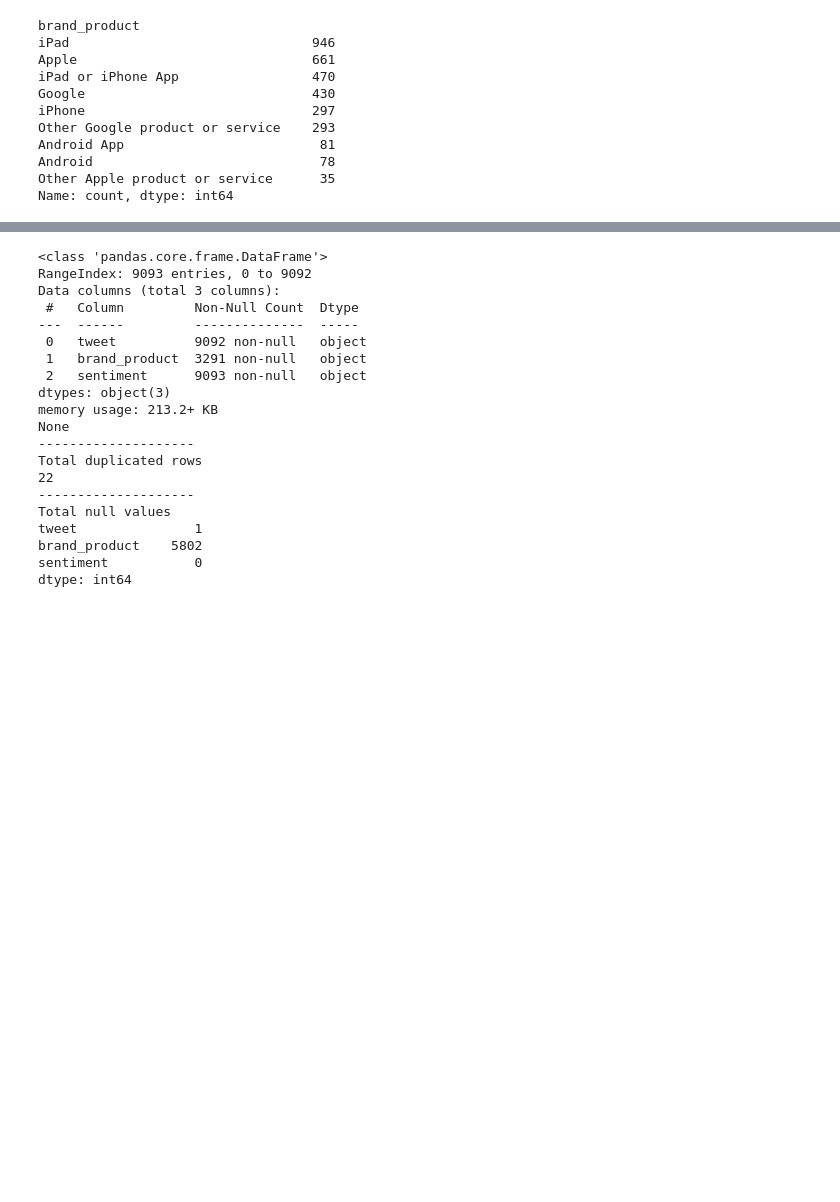
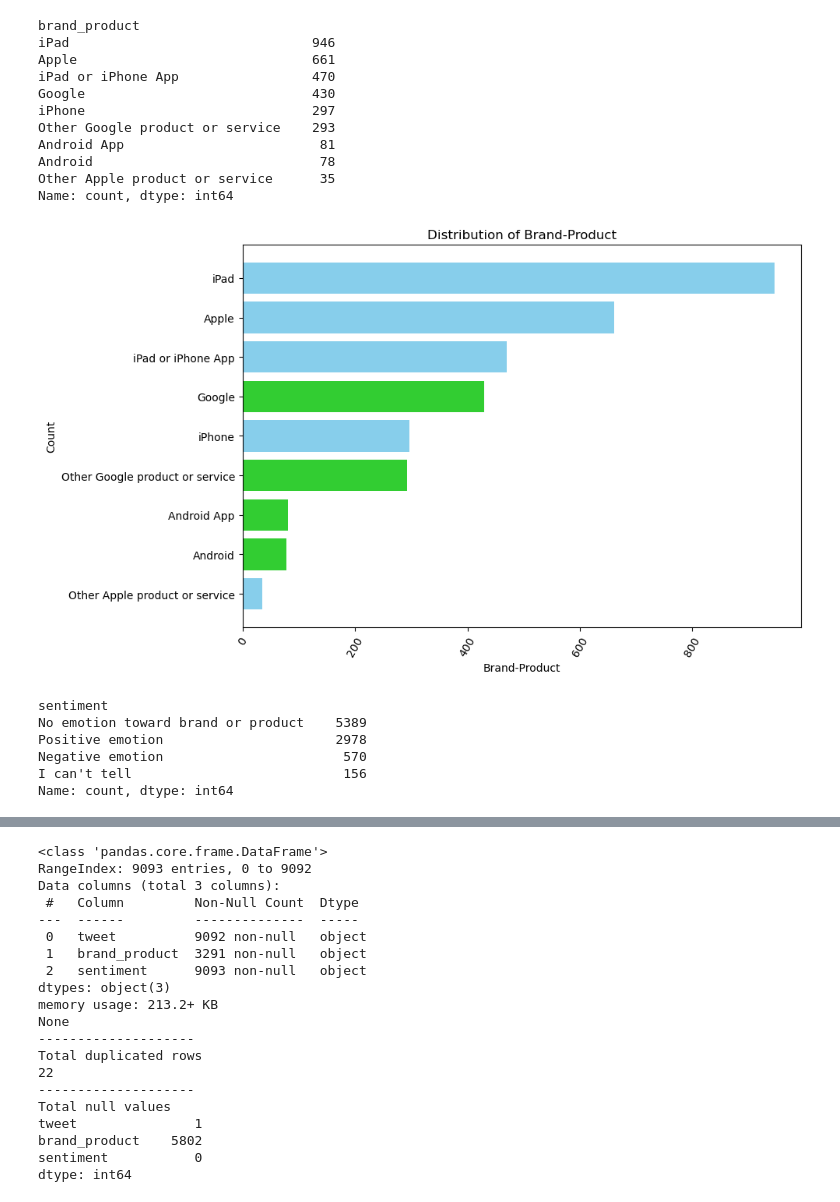
Before and after one commit to jakkkc/project_4_nlp, a Jupyter notebook: main.ipynb, the cells around one changed output, grey strips where cells are left out. Drawn from its saved outputs; the diff is of its cells as text; code cells hidden in the pictures; blank space fills up the shorter version.

Commit message:
visualize

```diff
--- a/main.ipynb
+++ b/main.ipynb
@@ -118,7 +106,8 @@ brand_product    5802
 sentiment           0
 dtype: int64
 # %%
-df.brand_product.value_counts()
+brand_counts = df['brand_product'].value_counts()
+brand_counts
 # %% [output]
 brand_product
 iPad                               946
@@ -131,3 +120,39 @@ Android App                         81
 Android                             78
 Other Apple product or service      35
 Name: count, dtype: int64
+# %%
+# Brand Value_counts bar plot
+brand_counts = brand_counts.sort_values(ascending = True)
+plt.figure(figsize=(10, 6))
+colors = [
+    'skyblue'
+    if brand.lower() in [
+        'ipad',
+        'apple',
+        'ipad or iphone app',
+        'iphone',
+        'other apple product or service'
+    ]
+    else 'limegreen' for brand in df_counts.index
+]
+
+plt.barh(brand_counts.index, df_counts.values, color=colors)
+plt.xlabel('Brand-Product')
+plt.ylabel('Count')
+plt.title('Distribution of Brand-Product')
+plt.xticks(rotation=60)
+
+plt.tight_layout()
+plt.show()
+# %% [output]
+[figure, added]
+# %%
+senti_counts = df['sentiment'].value_counts()
+senti_counts
+# %% [output]
+sentiment
+No emotion toward brand or product    5389
+Positive emotion                      2978
+Negative emotion                       570
+I can't tell                           156
+Name: count, dtype: int64
```
Also changed, not shown: parts of 4 cells of this notebook.
